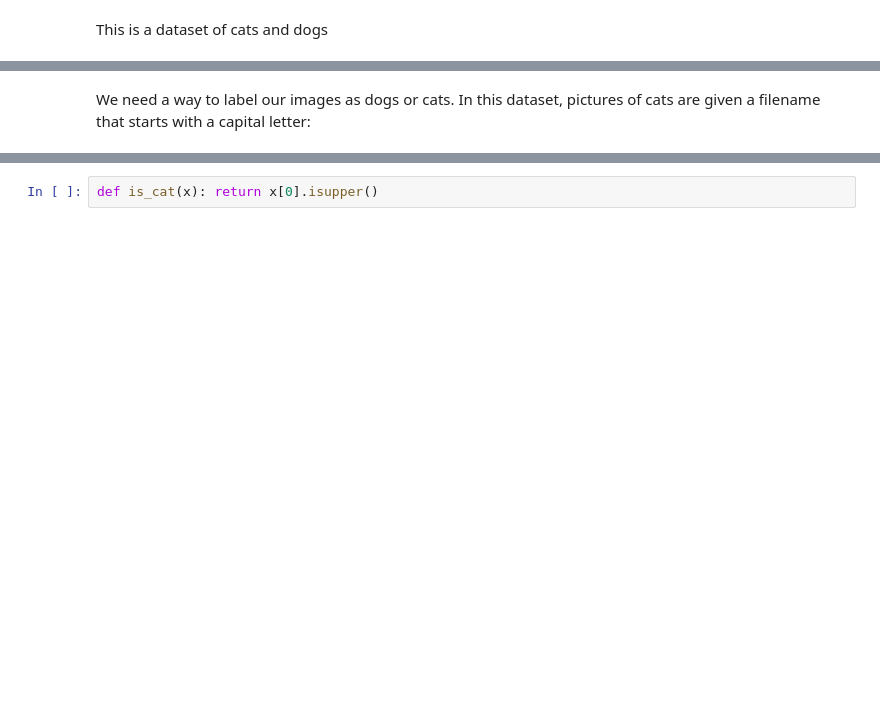
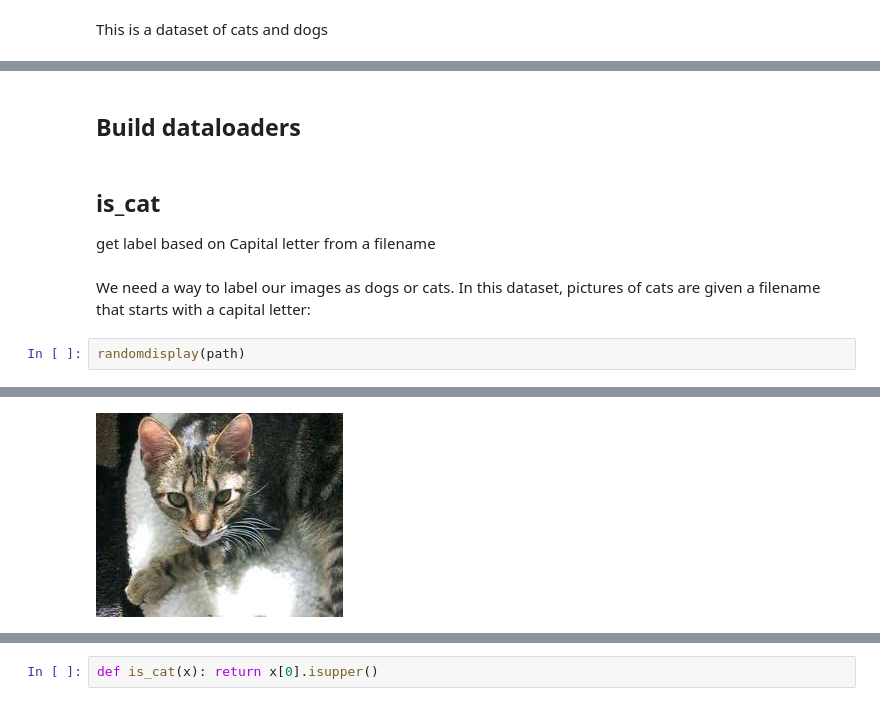
Before and after one commit to EmbraceLife/fastdebug, a Jupyter notebook: nbs/fastai_notebooks/0002_fastai_saving_a_basic_fastai_model.ipynb, the cells around one changed output, grey strips where cells are left out. Cells and saved outputs as stored; diff of their text form; blank space fills up the shorter version.

```diff
--- a/nbs/fastai_notebooks/0002_fastai_saving_a_basic_fastai_model.ipynb
+++ b/nbs/fastai_notebooks/0002_fastai_saving_a_basic_fastai_model.ipynb
@@ -23,2 +429,10 @@ path = untar_data(URLs.PETS)/'images'
+# %% [markdown]
+## Build dataloaders
+# %% [markdown]
+## is_cat
+get label based on Capital letter from a filename
 # %% [markdown]
 We need a way to label our images as dogs or cats. In this dataset, pictures of cats are given a filename that starts with a capital letter:
+# %%
+randomdisplay(path)
+# %% [output]
@@ -24,0 +444 @@ We need a way to label our images as dogs or cats. In this dataset, pictures of
+[figure, added]
```
Also changed, not shown: parts of 63 cells of this notebook, 13 other files.
